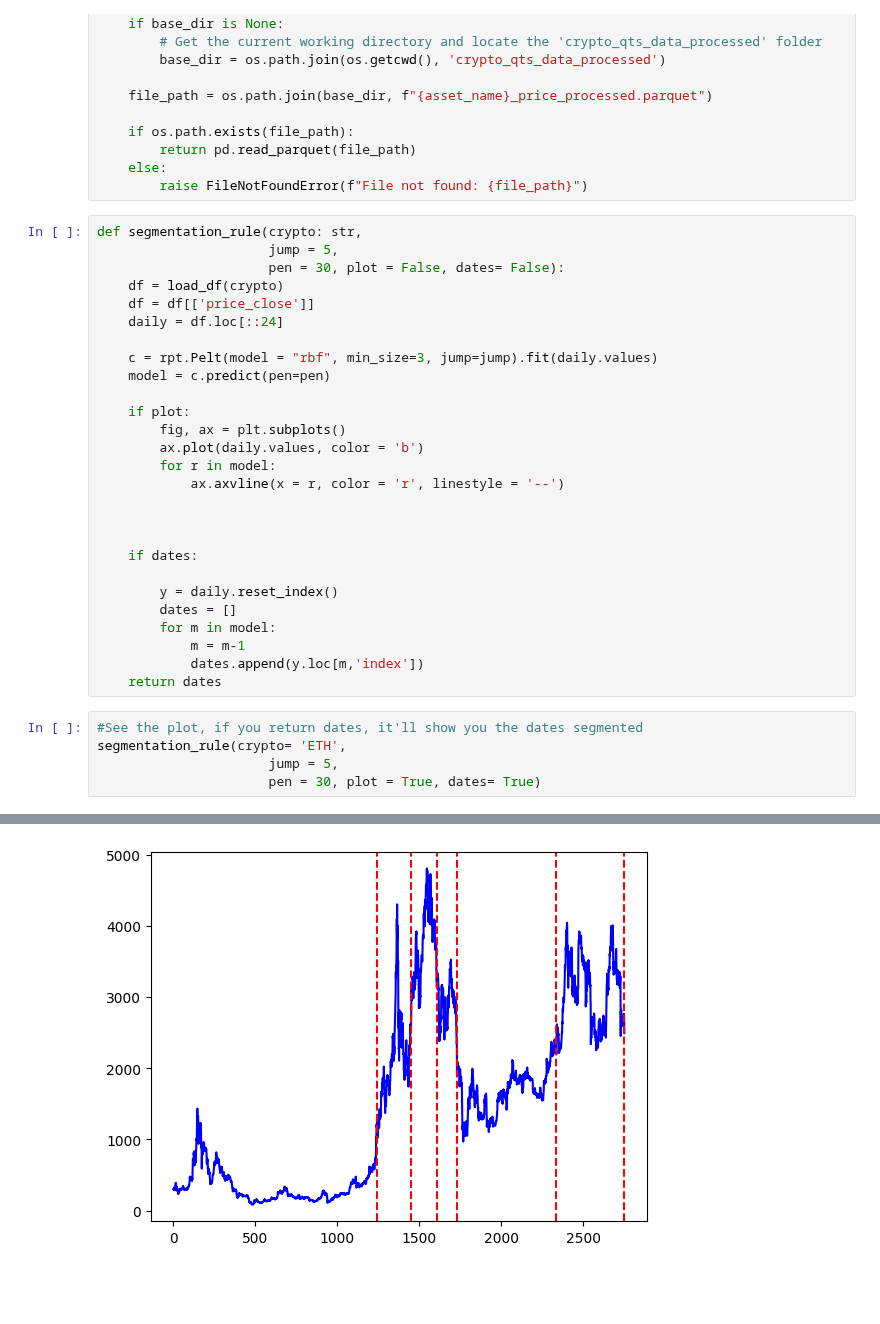
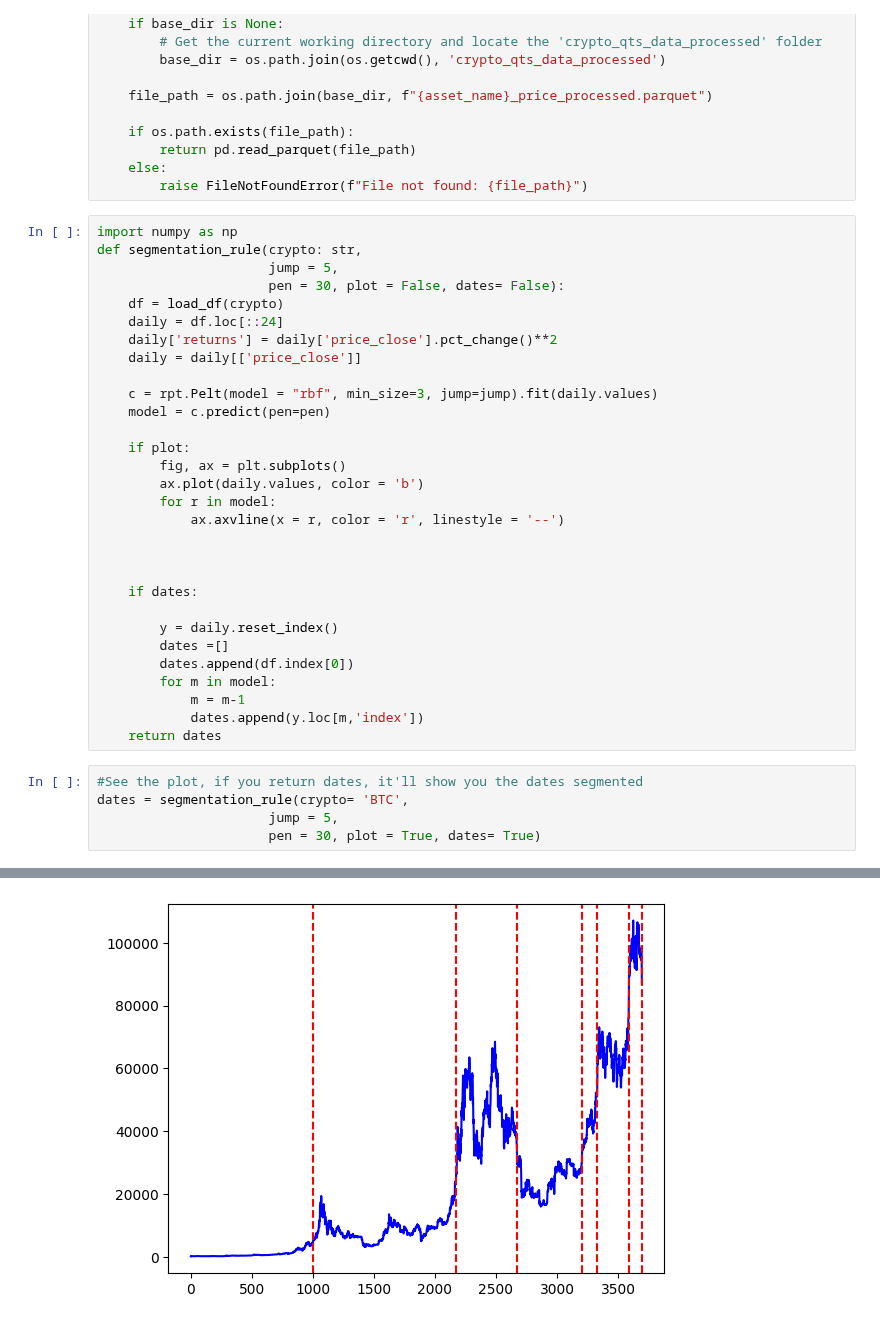
Before and after one commit to Kunj121/QTSFinalProject, a Jupyter notebook: segmentation_rule.ipynb, the cells around one changed output, grey strips where cells are left out. Saved outputs shown, nothing was run; the diff lists cells and outputs as text; blank space fills up the shorter version.

```diff
--- a/segmentation_rule.ipynb
+++ b/segmentation_rule.ipynb
@@ -20,12 +20,14 @@ def load_df(asset_name: str, base_dir: str = None):
     else:
         raise FileNotFoundError(f"File not found: {file_path}")
 # %%
+import numpy as np
 def segmentation_rule(crypto: str,
                       jump = 5,
                       pen = 30, plot = False, dates= False):
     df = load_df(crypto)
-    df = df[['price_close']]
     daily = df.loc[::24]
+    daily['returns'] = daily['price_close'].pct_change()**2
+    daily = daily[['price_close']]
 
     c = rpt.Pelt(model = "rbf", min_size=3, jump=jump).fit(daily.values)
     model = c.predict(pen=pen)
@@ -41,14 +43,15 @@ def segmentation_rule(crypto: str,
     if dates:
 
         y = daily.reset_index()
-        dates = []
+        dates =[]
+        dates.append(df.index[0])
         for m in model:
             m = m-1
             dates.append(y.loc[m,'index'])
     return dates
 # %%
 #See the plot, if you return dates, it'll show you the dates segmented
-segmentation_rule(crypto= 'ETH',
+dates = segmentation_rule(crypto= 'BTC',
                       jump = 5,
                       pen = 30, plot = True, dates= True)
 # %% [output]
@@ -61,4 +58,4 @@ segmentation_rule(crypto= 'ETH',
-[figure, old version]
+[figure, new version]
 # %%
 def sparse_crypto(crypto = 'crypto',
                       jump = 5,
```
Also changed, not shown: parts of 8 cells of this notebook.
